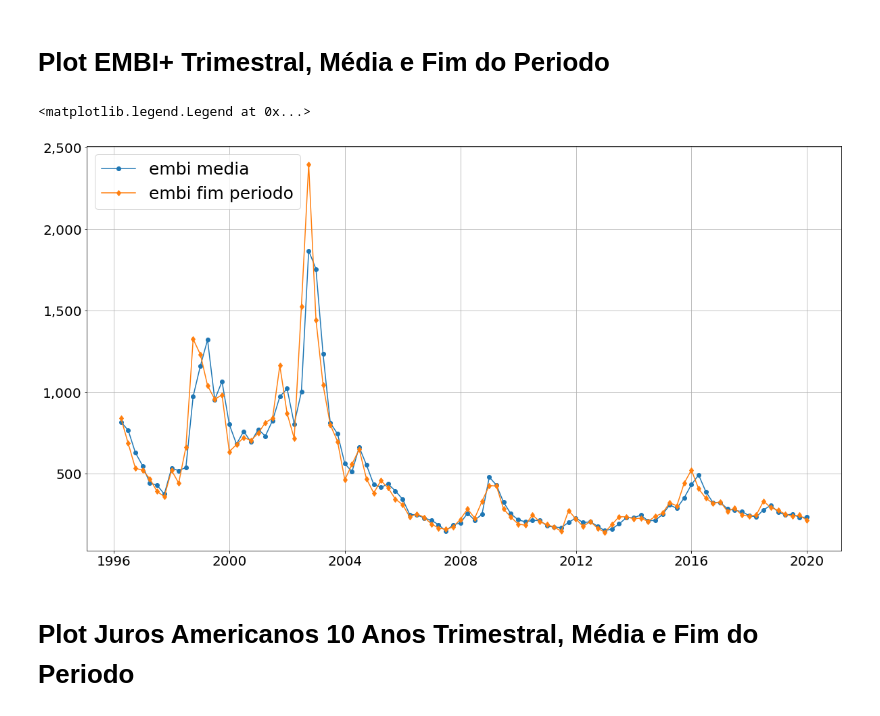
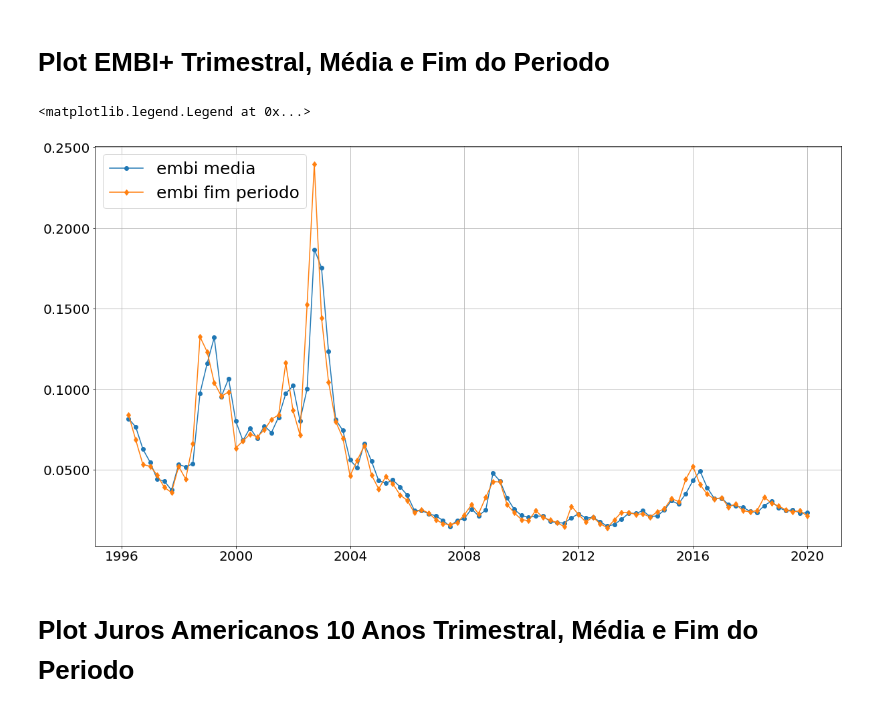
Before and after one commit to FredericoNunes/Artigos, a Jupyter notebook: programas/notebook/Aquivo Inicial, Tratamento dos Dados.ipynb, the cells around one changed output. Cells and saved outputs as stored; diff of their text form; code cells hidden in the pictures.

```diff
--- a/programas/notebook/Aquivo Inicial, Tratamento dos Dados.ipynb
+++ b/programas/notebook/Aquivo Inicial, Tratamento dos Dados.ipynb
@@ -28,15 +28,37 @@ dataframe.index = pd.date_range('1996-03',
                       periods=len(dataframe['PIB  precos de mercado IPCA']),
                       freq='Q')
 
+# Log Das Variaveis
+dataframe['PIB  precos de mercado IPCA Sem Log'] = [pib for pib in dataframe['PIB  precos de mercado IPCA'].values]
 dataframe['PIB  precos de mercado IPCA'] = [math.log(pib) for pib in dataframe['PIB  precos de mercado IPCA'].values]
+dataframe['PIB  consumo final  familias  IPCA Sem Log'] = [pib for pib in dataframe['PIB  consumo final  familias  IPCA'].values]
 dataframe['PIB  consumo final  familias  IPCA'] = [math.log(pib) for pib in dataframe['PIB  consumo final  familias  IPCA'].values]
 
 
+
 #selecionando a coluna PIB a preços de marcado deflacionado pelo IPCA
+pib_pm_deflacionado_ipca_sem_log = dataframe['PIB  precos de mercado IPCA Sem Log']
 pib_pm_deflacionado_ipca = dataframe['PIB  precos de mercado IPCA']
+
+#selecionando a coluna consumo a preços de marcado deflacionado pelo IPCA
+consumo_deflacionado_ipca_sem_log = dataframe['PIB  consumo final  familias  IPCA Sem Log']
 consumo_deflacionado_ipca = dataframe['PIB  consumo final  familias  IPCA']
+
+#selecionando a coluna exportação a preços de marcado deflacionado pelo IPCA
+exportação_deflacionado_ipca = dataframe['PIB – exportações precos de mercado IPCA']
+importação_deflacionado_ipca = dataframe['PIB – importações precos de mercado IPCA']
+
+#selecionando a coluna importação a preços de marcado deflacionado pelo IPCA
+dataframe['EMBI Média'] = [(pontosbase/10000) for pontosbase in dataframe['EMBI Média']]
+dataframe['EMBI Fim de Período'] = [pontosbase/10000 for pontosbase in dataframe['EMBI Fim de Período']]
+
+
+#selecionando a coluna importação a preços de marcado deflacionado pelo IPCA
 embi_media = dataframe['EMBI Média']
 embi_fim_periodo = dataframe['EMBI Fim de Período']
+
+#correlation_dataframe = pd.concat([correlation_dataframe, dataframe['PIB  precos de mercado IPCA Sem Log']], axis=1, sort=False)
+#correlation_dataframe = pd.concat([correlation_dataframe, embi_fim_periodo], axis=1, sort=False)
 # %% [markdown]
 ## 1.2) Dados Planilha Juros Americanos
 # %%
@@ -390,39 +458,39 @@ ax.legend(loc="upper left",
 # %% [markdown]
 # Plot EMBI+ Trimestral, Média e Fim do Periodo
 # %%
-fmt = '{x:,.0f}'
+fmt = '{x:,.4f}'
 tick = mtick.StrMethodFormatter(fmt)
 
 
 #Iniciando os gráfico e fazendo configurações globais
 fig, ax = plt.subplots(figsize=(20,11))
 plt.yticks(fontsize=20)
 plt.xticks(fontsize=20)
 
 # Plot do Compenente ciclico da série do pib real dessazonalizado filtro BK
 ax.yaxis.set_major_formatter(tick)
 ax.plot(embi_media.index,
         embi_media.values,
         '-o',
         label='embi media')
 
 # Plot da Primeira diferenaça da serie do pib dessazonalizado (isso é um filtro primeira diferença?)
 ax.plot(embi_fim_periodo.index,
         embi_fim_periodo.values,
         '-d',
         label='embi fim periodo')
 
 
 
 # Adicionando linhas verticais e horizontais
 ax.grid(True)
 
 # Adicionando as legndas
 ax.legend(loc="upper left",
           fontsize=25)
 # %% [output]
 <matplotlib.legend.Legend at 0x...>
-[figure, old version]
+[figure, new version]
 # %% [markdown]
 # Plot Juros Americanos 10 Anos Trimestral, Média e Fim do Periodo
 # %%
```
Also changed, not shown: parts of 25 cells of this notebook, 1 other file.
